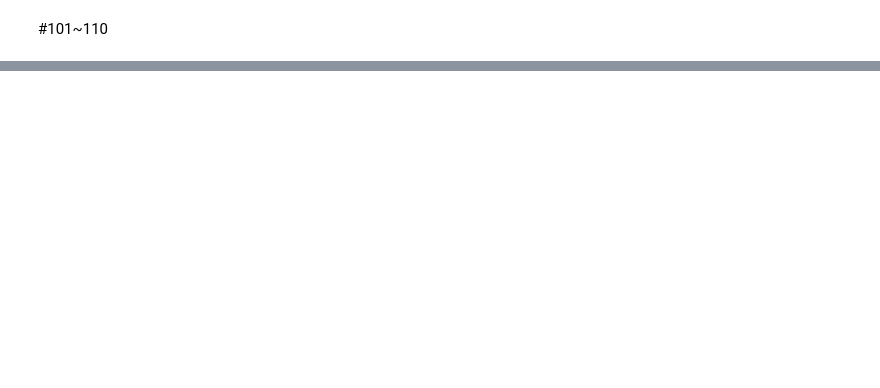
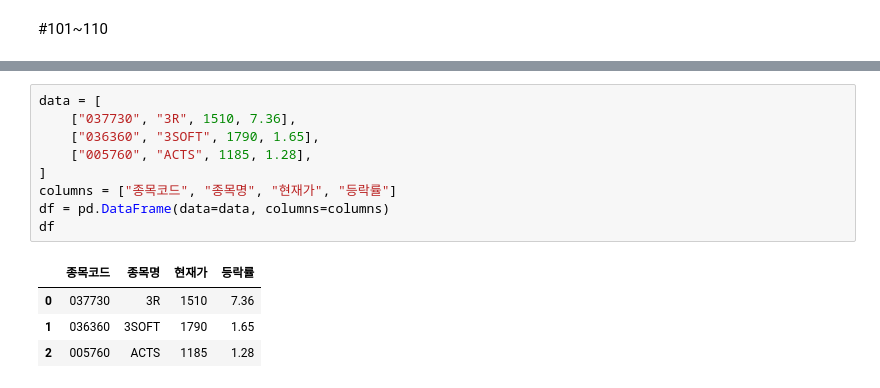
Before and after one commit to KIMJONGIK/Colab, a Jupyter notebook: Q300.ipynb, the cells around one changed output, grey strips where cells are left out. Cells and saved outputs as stored; diff of their text form; blank space fills up the shorter version.

```diff
--- a/Q300.ipynb
+++ b/Q300.ipynb
@@ -1215,0 +1230,14 @@ dtype: object
+# %%
+data = [
+    ["037730", "3R", 1510, 7.36],
+    ["036360", "3SOFT", 1790, 1.65],
+    ["005760", "ACTS", 1185, 1.28],
+]
+columns = ["종목코드", "종목명", "현재가", "등락률"]
+df = pd.DataFrame(data=data, columns=columns)
+df
+# %% [output]
+|  | 종목코드 | 종목명 | 현재가 | 등락률 |
+| 0 | 037730 | 3R | 1510 | 7.36 |
+| 1 | 036360 | 3SOFT | 1790 | 1.65 |
+| 2 | 005760 | ACTS | 1185 | 1.28 |
```
Also changed, not shown: parts of 32 cells of this notebook.
